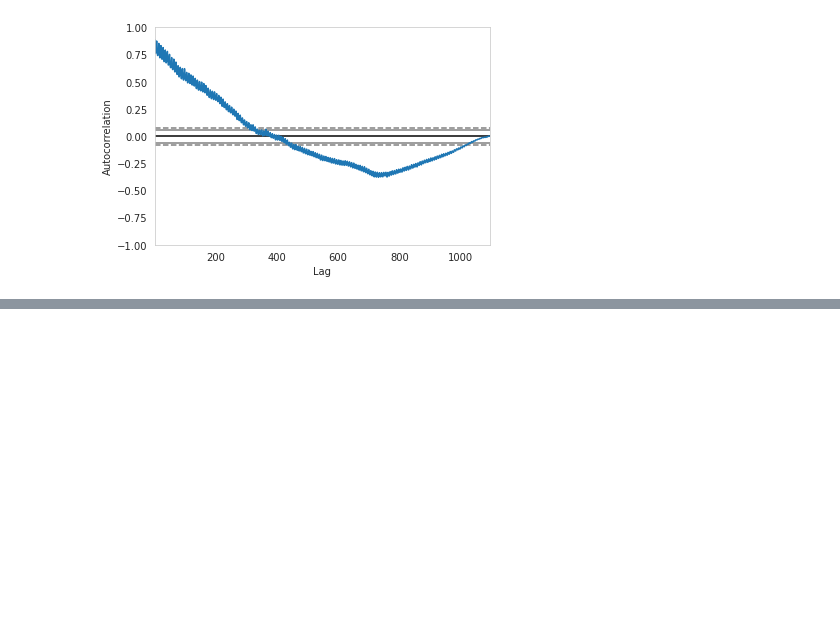
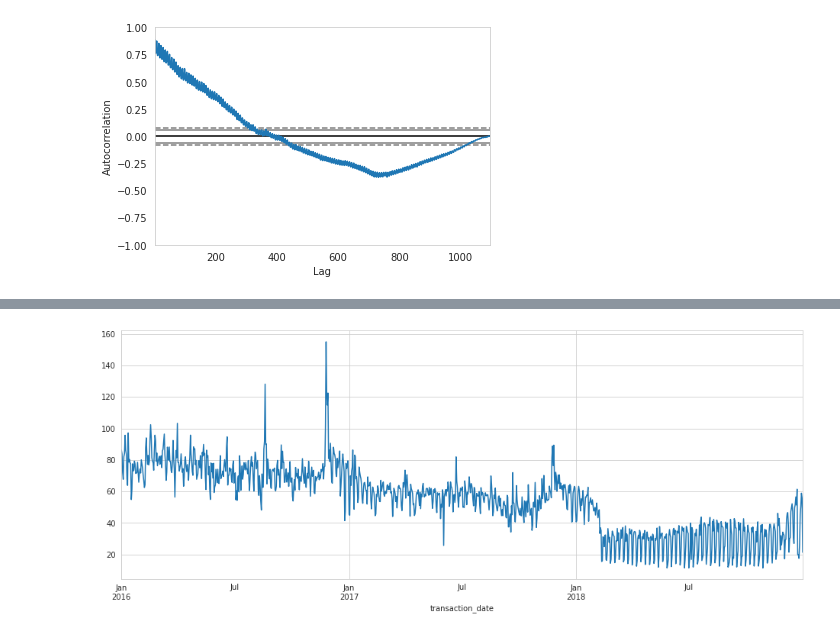
Before and after one commit to evgenia82/loyola-capstone-groupon, a Jupyter notebook: 03_EDA_with_visuals_time_series.ipynb, the cells around one changed output, grey strips where cells are left out. Cells and saved outputs as stored; diff of their text form; code cells hidden in the pictures; blank space fills up the shorter version.

Commit message:
started math transformations of time series data

```diff
--- a/03_EDA_with_visuals_time_series.ipynb
+++ b/03_EDA_with_visuals_time_series.ipynb
@@ -361,3 +361,11 @@ autocorrelation_plot(series)
 plt.show()
 # %% [output]
 [figure]
+# %%
+# upsample to daily intervals with linear interpolation
+def parser(x):
+    return pd.datetime.strptime('190'+x, '%Y-%m')
+
+upsampled = series.resample('D').mean()
+interpolated = upsampled.interpolate(method='linear')
+print(interpolated.head(31))
@@ -363,0 +390,6 @@ plt.show()
+# %%
+#Plot linearly interpolated data
+interpolated.plot(figsize=(16,6))
+plt.show()
+# %% [output]
+[figure, added]
```
Also changed, not shown: parts of 1 cell of this notebook.
